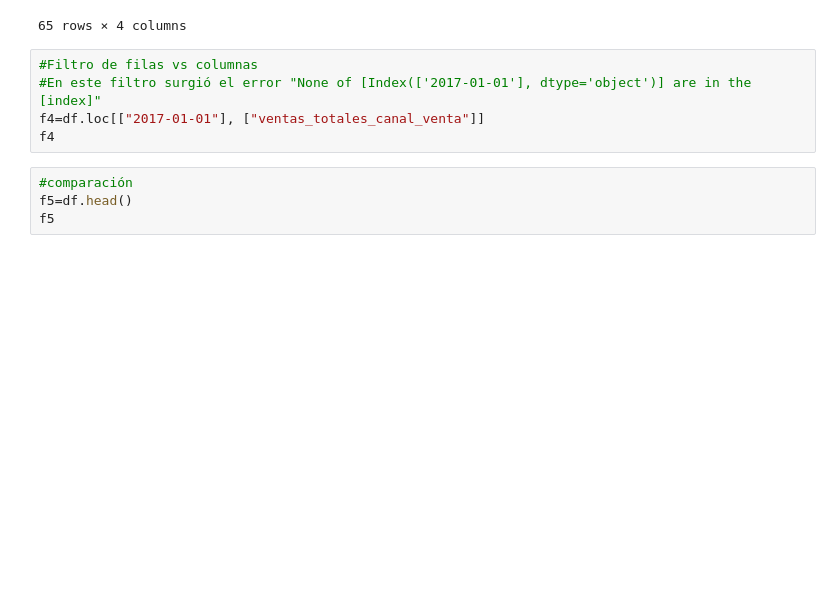
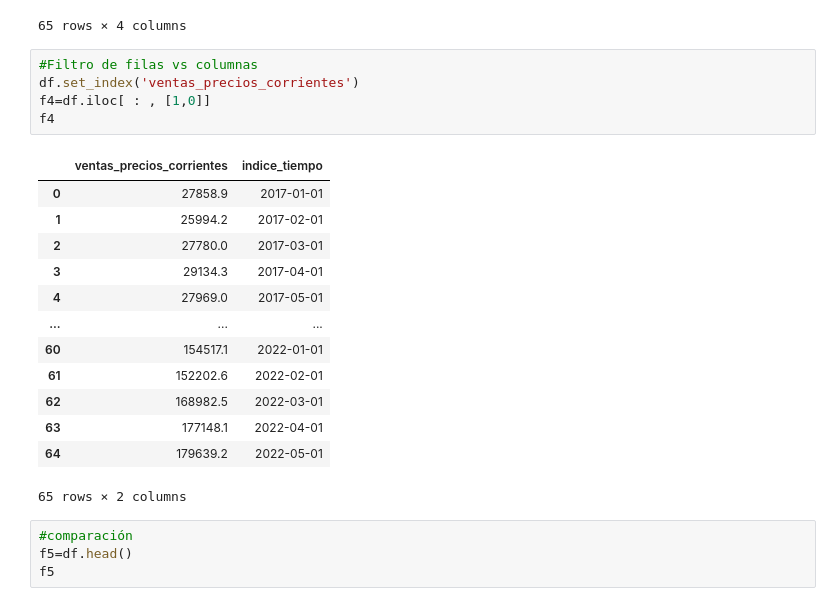
Before and after one commit to rodrigoruizteodoro/Reto_1, a Jupyter notebook: Extracción de datos.ipynb, the cells around one changed output. Cells and saved outputs as stored; diff of their text form; blank space fills up the shorter version.

Commit message:
Filtro 4

```diff
--- a/Extracción de datos.ipynb
+++ b/Extracción de datos.ipynb
@@ -103,11 +54,25 @@ f3
 | 63 | 2022-04-01 | 177148.1 | 1.730038e+08 | 1.771481e+08 |
 | 64 | 2022-05-01 | 179639.2 | 1.753585e+08 | 1.796392e+08 |
 65 rows × 4 columns
-# %%
-#Filtro de filas vs columnas
-#En este filtro surgió el error "None of [Index(['2017-01-01'], dtype='object')] are in the [index]"
-f4=df.loc[["2017-01-01"], ["ventas_totales_canal_venta"]]
-f4
+# %%
+#Filtro de filas vs columnas
+df.set_index('ventas_precios_corrientes')
+f4=df.iloc[ : , [1,0]]
+f4
+# %% [output]
+|  | ventas_precios_corrientes | indice_tiempo |
+| 0 | 27858.9 | 2017-01-01 |
+| 1 | 25994.2 | 2017-02-01 |
+| 2 | 27780.0 | 2017-03-01 |
+| 3 | 29134.3 | 2017-04-01 |
+| 4 | 27969.0 | 2017-05-01 |
+| ... | ... | ... |
+| 60 | 154517.1 | 2022-01-01 |
+| 61 | 152202.6 | 2022-02-01 |
+| 62 | 168982.5 | 2022-03-01 |
+| 63 | 177148.1 | 2022-04-01 |
+| 64 | 179639.2 | 2022-05-01 |
+65 rows × 2 columns
 # %%
 #comparación
 f5=df.head()
```
Also changed, not shown: parts of 2 cells of this notebook.
